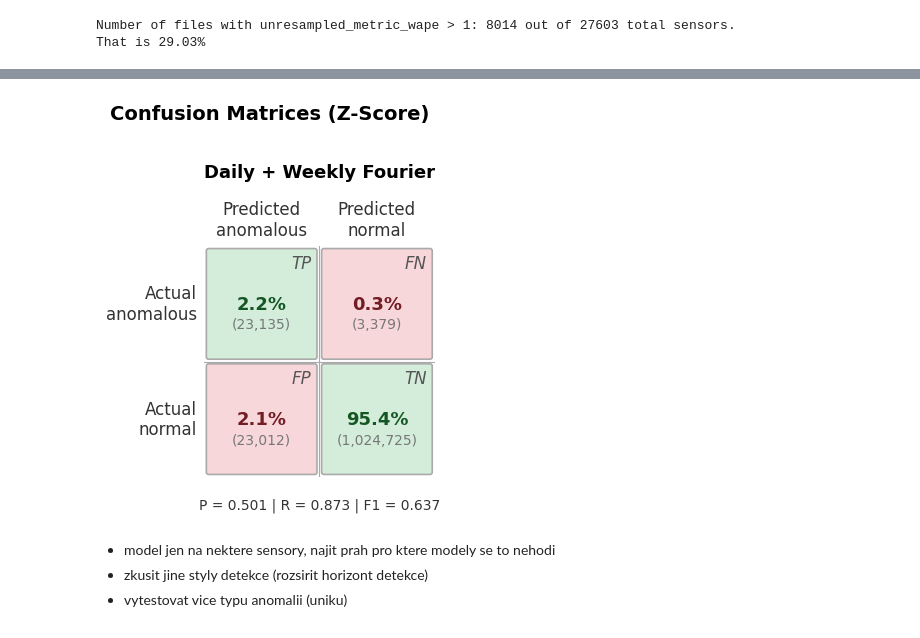
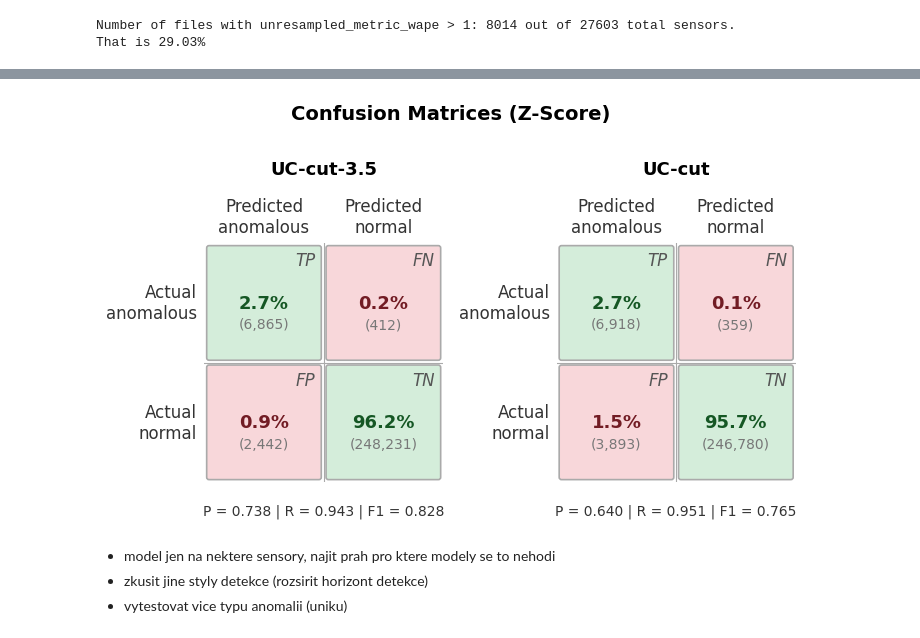
Before and after one commit to andres-cerny/master_thesis, a Jupyter notebook: src/models_implementation_testing/show_softlink.ipynb, the cells around one changed output, grey strips where cells are left out. Drawn from its saved outputs; the diff is of its cells as text; code cells hidden in the pictures.

Commit message:
test more zscores

```diff
--- a/src/models_implementation_testing/show_softlink.ipynb
+++ b/src/models_implementation_testing/show_softlink.ipynb
@@ -1282,12 +1496,13 @@ That is 29.03%
 # %%
 plot_confusion_matrices_clean(
-    csv_files=['./state_space_models/results/6_weeks_results_seasonal_uc_1000_seed_42_daily_clipped_tree_timeout_120_reworked_daily_weekly_fourier_anomalies_test.csv'
-        ],
-    model_names=["Daily + Weekly Fourier"],
-    only_converged=False,
+    csv_files = ['./state_space_models/results/6_weeks_results_seasonal_uc_1000_seed_42_clipped_tree_timeout_120_daily_weekly_fourier_z_score_adaptive_test_anomalies_cut_3_5.csv',
+            './state_space_models/results/6_weeks_results_seasonal_uc_1000_seed_42_clipped_tree_timeout_120_daily_weekly_fourier_z_score_adaptive_test_anomalies_cut.csv',
+            ],
+    model_names=["UC-cut-3.5", "UC-cut"],
+    only_converged=True,
 )
 # %% [output]
-[figure, old version]
+[figure, new version]
 # %% [markdown]
 - model jen na nektere sensory, najit prah pro ktere modely se to nehodi
 - zkusit jine styly detekce (rozsirit horizont detekce)
```
Also changed, not shown: parts of 11 cells of this notebook, 12 other files.
